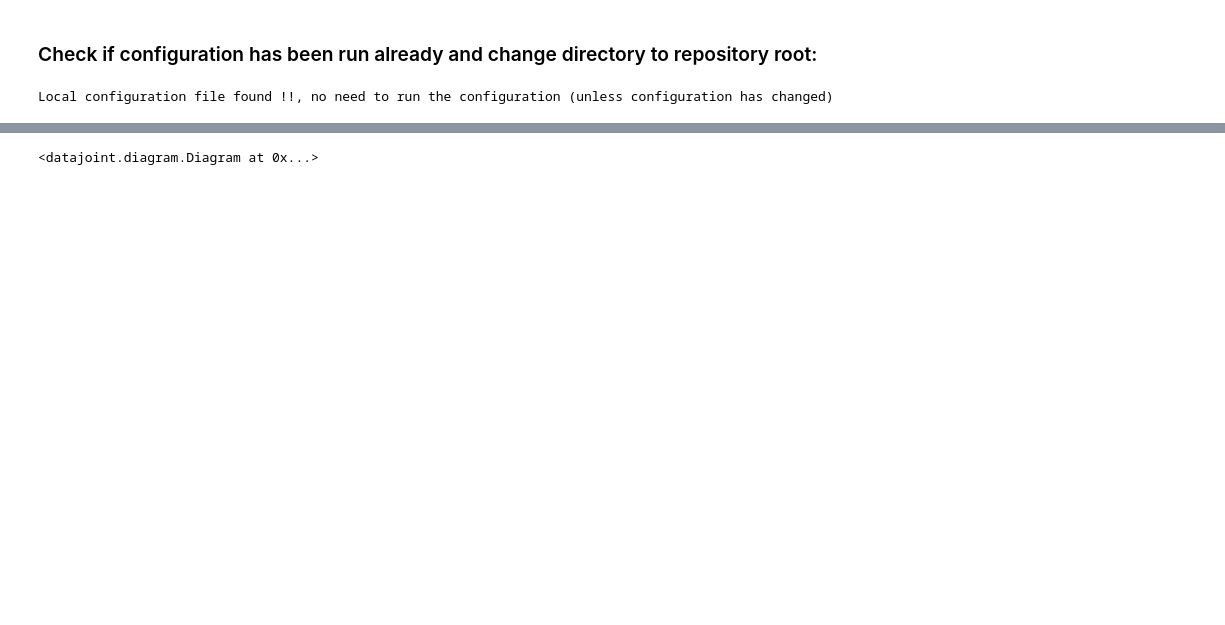
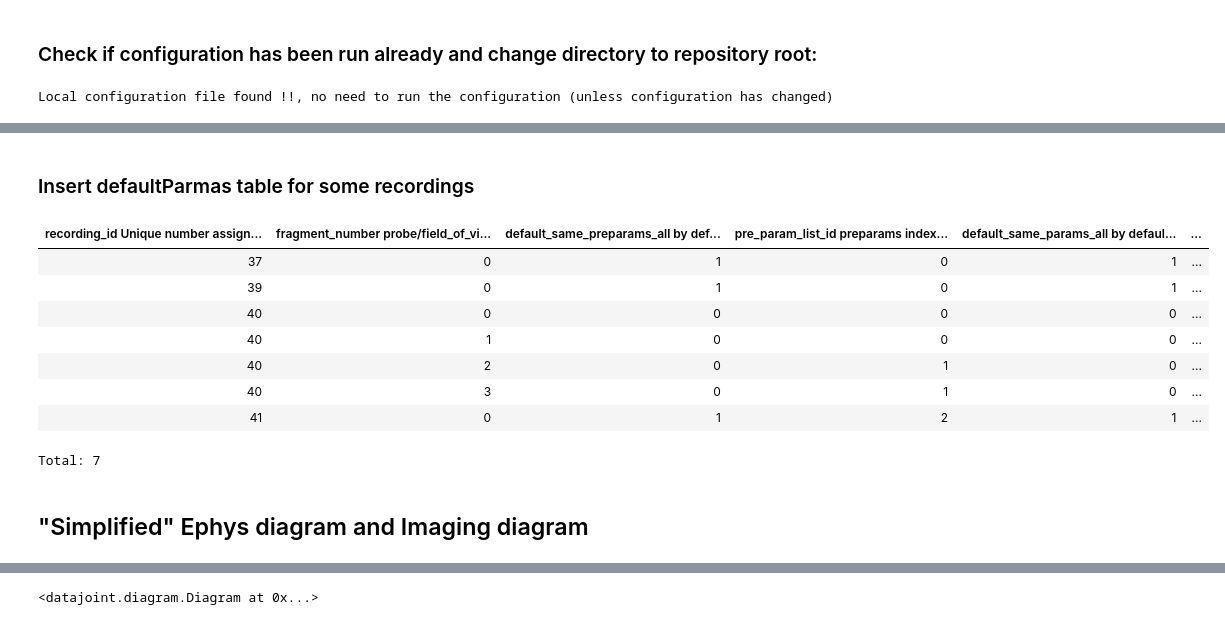
Before and after one commit to BrainCOGS/U19-pipeline-python, a Jupyter notebook: notebooks/TestAutomaticPipeline.ipynb, the cells around one changed output, grey strips where cells are left out. Cells and saved outputs as stored; diff of their text form; code cells hidden in the pictures; blank space fills up the shorter version.

```diff
--- a/notebooks/TestAutomaticPipeline.ipynb
+++ b/notebooks/TestAutomaticPipeline.ipynb
@@ -370 +208,80 @@ Deletes committed.
+# %% [markdown]
+### Insert defaultParmas table for some recordings
+# %%
+
+# For recording 39, all probes equal, list = 0
+default_params_key = dict()
+default_params_key['recording_id'] = 39
+default_params_key['fragment_number'] = 0
+default_params_key['pre_param_list_id'] = 0
+default_params_key['paramset_idx'] = 0
+
+
+recording.DefaultParams.insert1(default_params_key, skip_duplicates=True)
+
+# For recording 41, all probes equal, list = 2   (list 2 has two different preparams catgt & catgt2)
+default_params_key = dict()
+default_params_key['recording_id'] = 41
+default_params_key['fragment_number'] = 0
+default_params_key['pre_param_list_id'] = 2
+default_params_key['paramset_idx'] = 0
+
+
+recording.DefaultParams.insert1(default_params_key, skip_duplicates=True)
+
+# For recording 40, all probes different params
+default_params_key = dict()
+default_params_key['recording_id'] = 40
+default_params_key['fragment_number'] = 0
+default_params_key['pre_param_list_id'] = 0
+default_params_key['paramset_idx'] = 0
+default_params_key['default_same_preparams_all'] = 0
+default_params_key['default_same_params_all'] = 0
+
+recording.DefaultParams.insert1(default_params_key, skip_duplicates=True)
+
+default_params_key = dict()
+default_params_key['recording_id'] = 40
+default_params_key['fragment_number'] = 1
+default_params_key['pre_param_list_id'] = 0
+default_params_key['paramset_idx'] = 1
+default_params_key['default_same_preparams_all'] = 0
+default_params_key['default_same_params_all'] = 0
+
+recording.DefaultParams.insert1(default_params_key, skip_duplicates=True)
+
+default_params_key = dict()
+default_params_key['recording_id'] = 40
+default_params_key['fragment_number'] = 2
+default_params_key['pre_param_list_id'] = 1
+default_params_key['paramset_idx'] = 0
+default_params_key['default_same_preparams_all'] = 0
+default_params_key['default_same_params_all'] = 0
+
+recording.DefaultParams.insert1(default_params_key, skip_duplicates=True)
+
+default_params_key = dict()
+default_params_key['recording_id'] = 40
+default_params_key['fragment_number'] = 3
+default_params_key['pre_param_list_id'] = 1
+default_params_key['paramset_idx'] = 1
+default_params_key['default_same_preparams_all'] = 0
+default_params_key['default_same_params_all'] = 0
+
+
+recording.DefaultParams.insert1(default_params_key, skip_duplicates=True)
+
+recording.DefaultParams()
+# %% [output]
+| recording_id Unique number assign... | fragment_number probe/field_of_vi... | default_same_preparams_all by def... | pre_param_list_id preparams index... | default_same_params_all by defaul... | ... |
+| 37 | 0 | 1 | 0 | 1 | ... |
+| 39 | 0 | 1 | 0 | 1 | ... |
+| 40 | 0 | 0 | 0 | 0 | ... |
+| 40 | 1 | 0 | 0 | 0 | ... |
+| 40 | 2 | 0 | 1 | 0 | ... |
+| 40 | 3 | 0 | 1 | 0 | ... |
+| 41 | 0 | 1 | 2 | 1 | ... |
+Total: 7
+# %% [markdown]
+## "Simplified" Ephys diagram and Imaging diagram
 # %%
```
Also changed, not shown: parts of 44 cells of this notebook, 4 other files.
